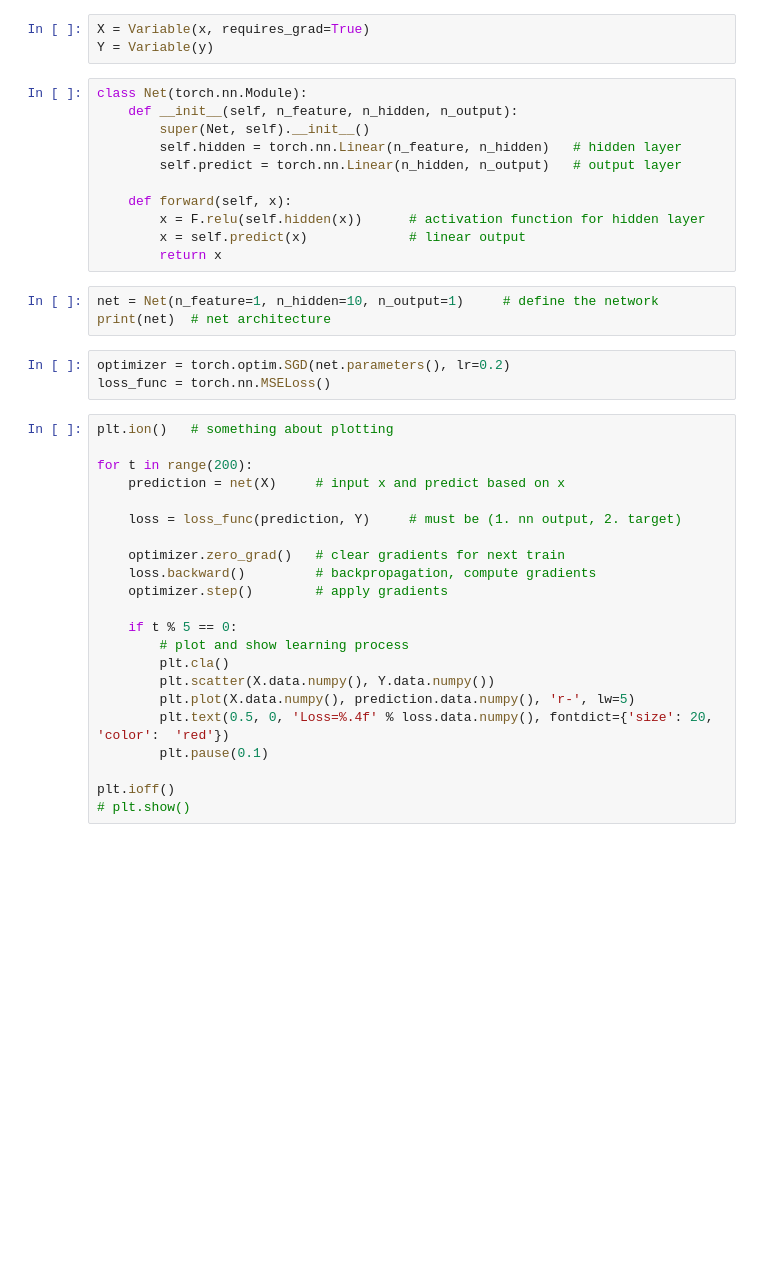
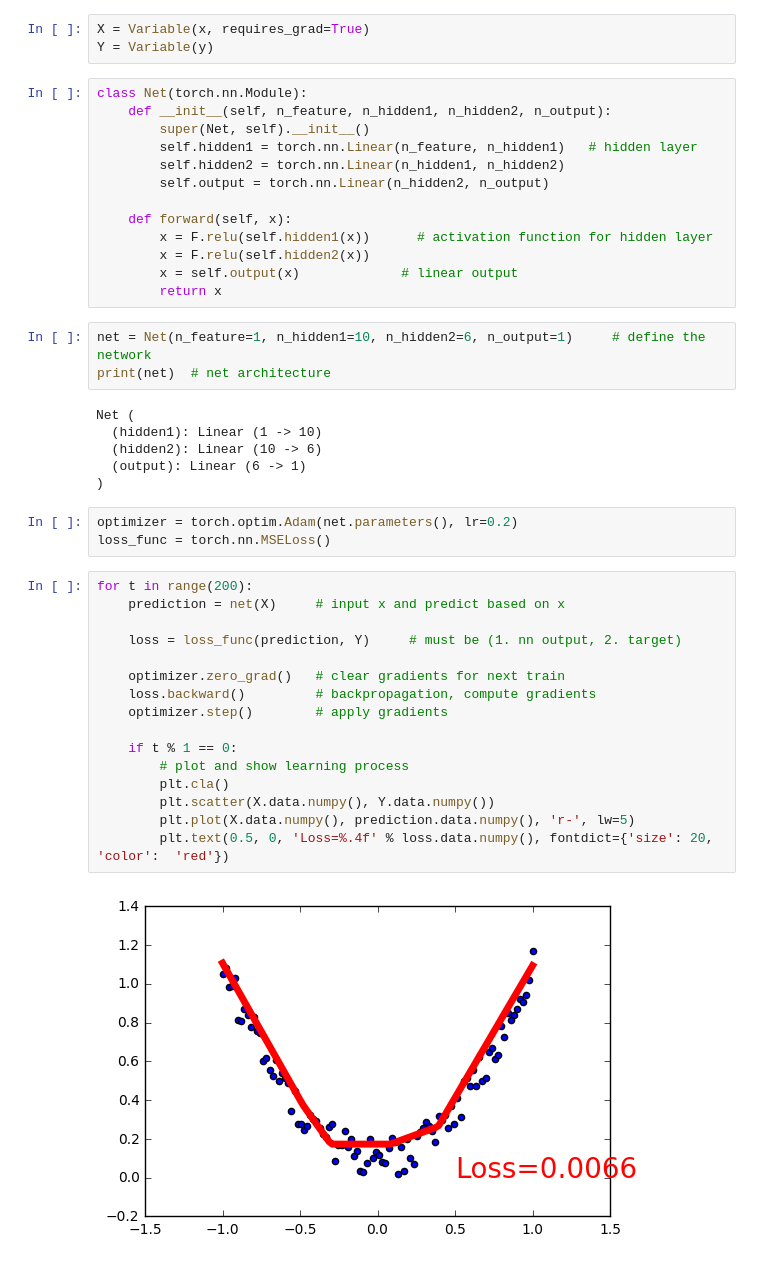
Before and after one commit to coding-blocks-archives/Perceptron_Summer_II_2018, a Jupyter notebook: class_10/Regression.ipynb, the cells around one changed output. Cells and saved outputs as stored; diff of their text form; blank space fills up the shorter version.

```diff
--- a/class_10/Regression.ipynb
+++ b/class_10/Regression.ipynb
@@ -12,40 +12,44 @@ X = Variable(x, requires_grad=True)
 Y = Variable(y)
 # %%
 class Net(torch.nn.Module):
-    def __init__(self, n_feature, n_hidden, n_output):
+    def __init__(self, n_feature, n_hidden1, n_hidden2, n_output):
         super(Net, self).__init__()
-        self.hidden = torch.nn.Linear(n_feature, n_hidden)   # hidden layer
-        self.predict = torch.nn.Linear(n_hidden, n_output)   # output layer
+        self.hidden1 = torch.nn.Linear(n_feature, n_hidden1)   # hidden layer
+        self.hidden2 = torch.nn.Linear(n_hidden1, n_hidden2)
+        self.output = torch.nn.Linear(n_hidden2, n_output)
 
     def forward(self, x):
-        x = F.relu(self.hidden(x))      # activation function for hidden layer
-        x = self.predict(x)             # linear output
+        x = F.relu(self.hidden1(x))      # activation function for hidden layer
+        x = F.relu(self.hidden2(x))
+        x = self.output(x)             # linear output
         return x
 # %%
-net = Net(n_feature=1, n_hidden=10, n_output=1)     # define the network
+net = Net(n_feature=1, n_hidden1=10, n_hidden2=6, n_output=1)     # define the network
 print(net)  # net architecture
+# %% [output]
+Net (
+  (hidden1): Linear (1 -> 10)
+  (hidden2): Linear (10 -> 6)
+  (output): Linear (6 -> 1)
+)
 # %%
-optimizer = torch.optim.SGD(net.parameters(), lr=0.2)
+optimizer = torch.optim.Adam(net.parameters(), lr=0.2)
 loss_func = torch.nn.MSELoss()
 # %%
-plt.ion()   # something about plotting
-
 for t in range(200):
     prediction = net(X)     # input x and predict based on x
 
     loss = loss_func(prediction, Y)     # must be (1. nn output, 2. target)
 
     optimizer.zero_grad()   # clear gradients for next train
     loss.backward()         # backpropagation, compute gradients
     optimizer.step()        # apply gradients
 
-    if t % 5 == 0:
+    if t % 1 == 0:
         # plot and show learning process
         plt.cla()
         plt.scatter(X.data.numpy(), Y.data.numpy())
         plt.plot(X.data.numpy(), prediction.data.numpy(), 'r-', lw=5)
         plt.text(0.5, 0, 'Loss=%.4f' % loss.data.numpy(), fontdict={'size': 20, 'color':  'red'})
-        plt.pause(0.1)
-
-plt.ioff()
-# plt.show()
+# %% [output]
+[figure, added]
```
Also changed, not shown: 2 other files.
